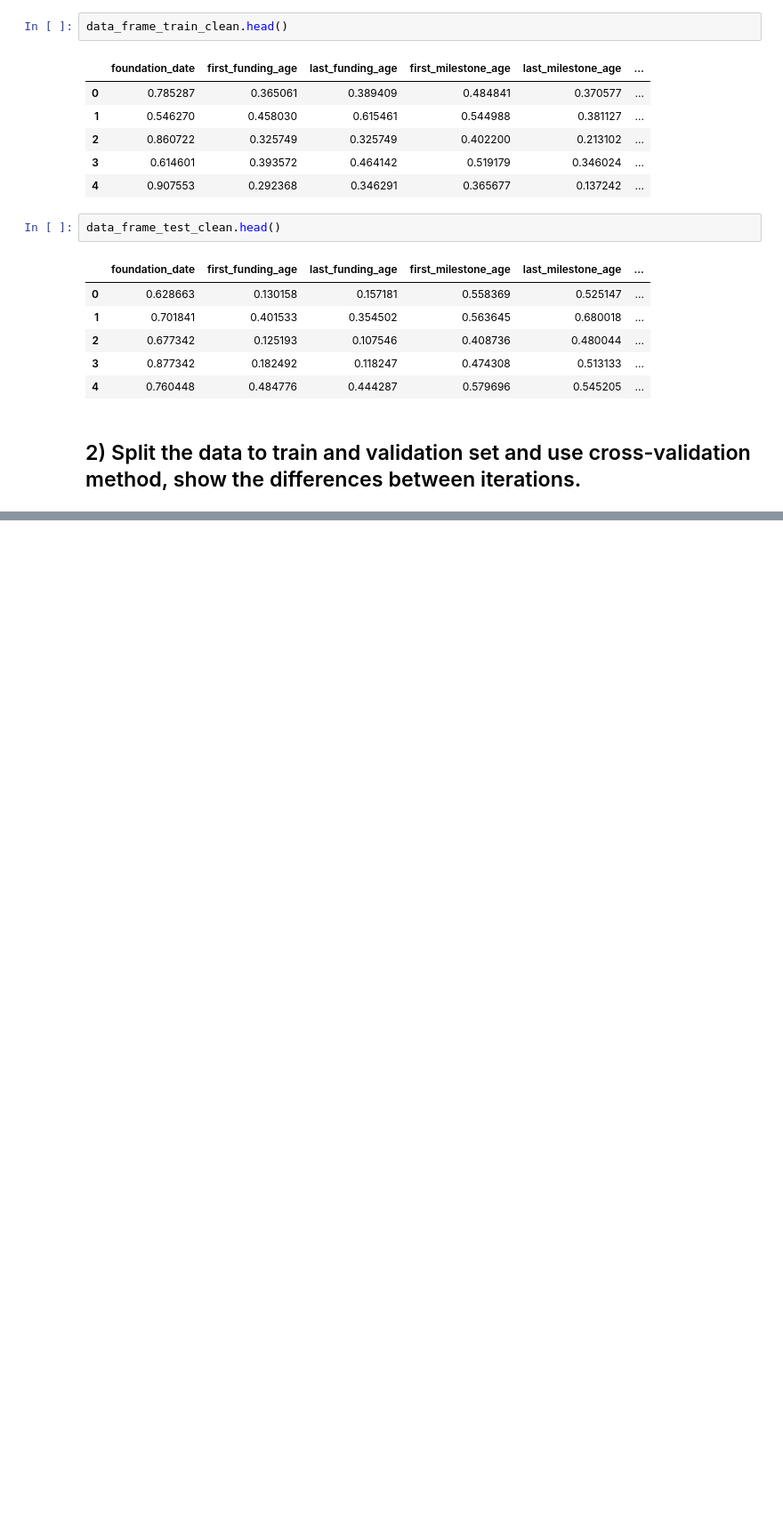
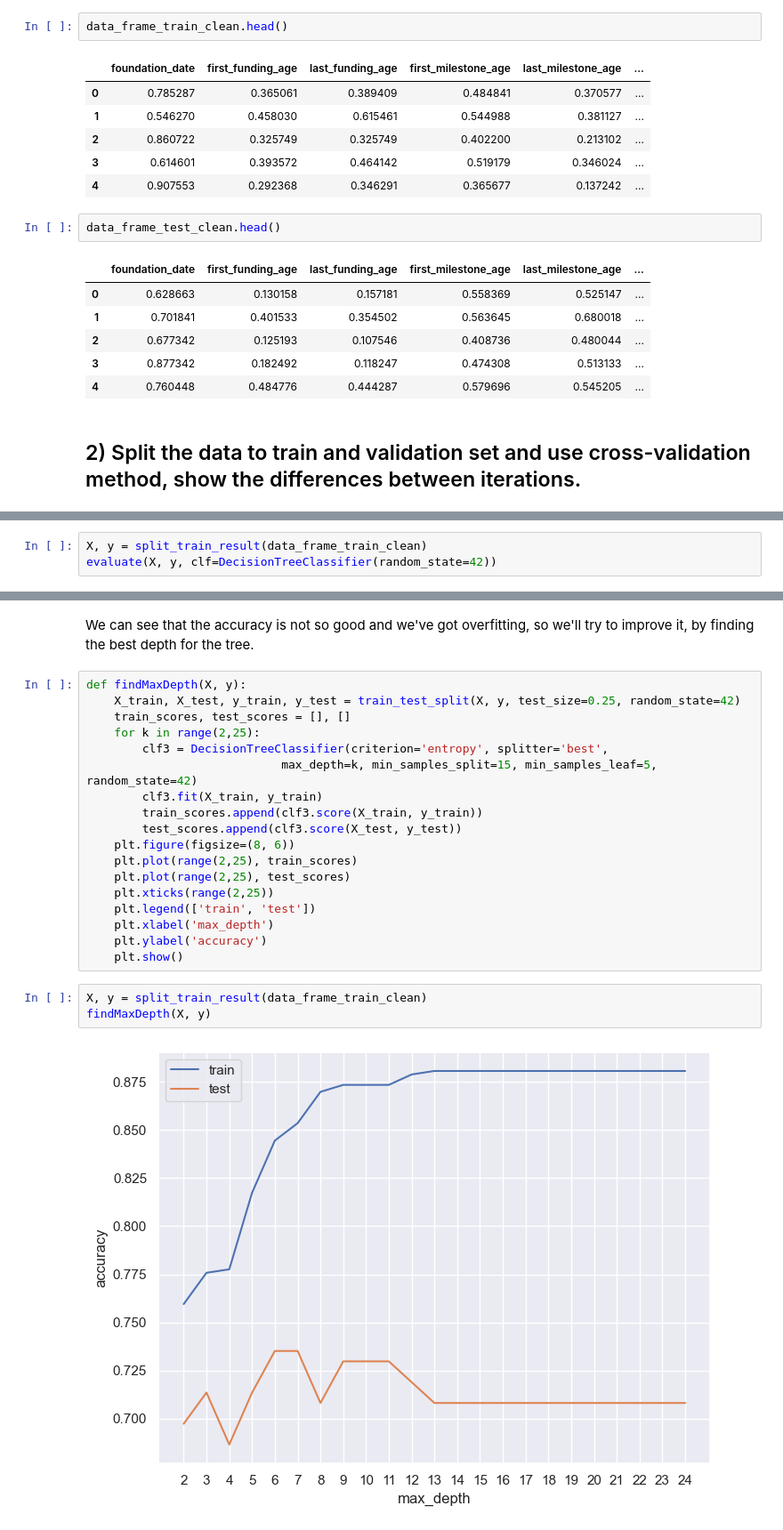
Before and after one commit to Liri-Be/DataMining, a Jupyter notebook: part-2/part2.ipynb, the cells around one changed output, grey strips where cells are left out. Shown at 89% size. Saved outputs shown, nothing was run; the diff lists cells and outputs as text; blank space fills up the shorter version.

Commit message:
dt accuracy

```diff
--- a/part-2/part2.ipynb
+++ b/part-2/part2.ipynb
@@ -733,0 +735,3 @@ split_train_result(create_dummies(data_frame_train_clean))
+# %%
+X, y = split_train_result(data_frame_train_clean)
+evaluate(X, y, clf=DecisionTreeClassifier(random_state=42))
@@ -733,0 +755,25 @@ split_train_result(create_dummies(data_frame_train_clean))
+# %% [markdown]
+We can see that the accuracy is not so good and we've got overfitting, so we'll try to improve it, by finding the best depth for the tree.
+# %%
+def findMaxDepth(X, y):
+    X_train, X_test, y_train, y_test = train_test_split(X, y, test_size=0.25, random_state=42)
+    train_scores, test_scores = [], []
+    for k in range(2,25):
+        clf3 = DecisionTreeClassifier(criterion='entropy', splitter='best',
+                            max_depth=k, min_samples_split=15, min_samples_leaf=5, random_state=42)
+        clf3.fit(X_train, y_train)
+        train_scores.append(clf3.score(X_train, y_train))
+        test_scores.append(clf3.score(X_test, y_test))
+    plt.figure(figsize=(8, 6))
+    plt.plot(range(2,25), train_scores)
+    plt.plot(range(2,25), test_scores)
+    plt.xticks(range(2,25))
+    plt.legend(['train', 'test'])
+    plt.xlabel('max_depth')
+    plt.ylabel('accuracy')
+    plt.show()
+# %%
+X, y = split_train_result(data_frame_train_clean)
+findMaxDepth(X, y)
+# %% [output]
+[figure, added]
```
Also changed, not shown: parts of 23 cells of this notebook.
